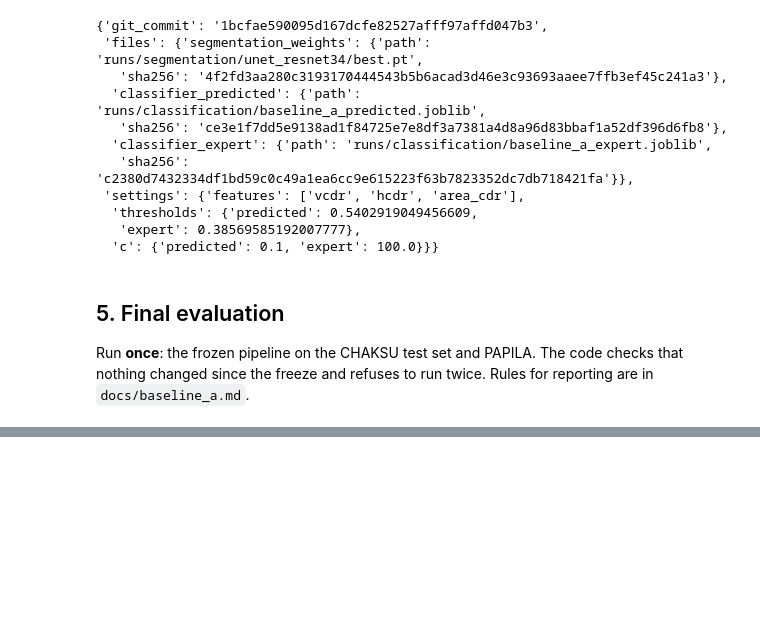
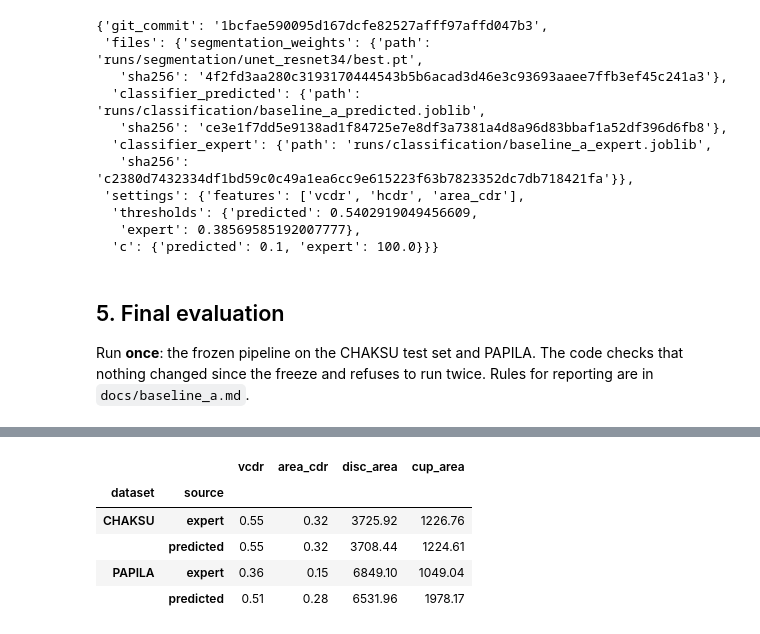
Before and after one commit to aman2712/glaucoma-prediction, a Jupyter notebook: notebooks/03_baseline_a.ipynb, the cells around one changed output, grey strips where cells are left out. Drawn from its saved outputs; the diff is of its cells as text; code cells hidden in the pictures; blank space fills up the shorter version.

```diff
--- a/notebooks/03_baseline_a.ipynb
+++ b/notebooks/03_baseline_a.ipynb
@@ -219,0 +220,13 @@ Summary table, ROC curves, example failures, caveats from `docs/baseline_a.md`.
+# %%
+test = pd.read_csv(REPO_ROOT / 'runs' / 'final' / 'measurements_test.csv')
+dev = pd.read_csv(MEAS_DIR / 'measurements_dev.csv')
+both = pd.concat([dev[dev.split == 'validation'], test])
+both['dataset'] = both.split.map({'external_test': 'PAPILA'}).fillna('CHAKSU')
+both.groupby(['dataset', 'source'])[['vcdr', 'area_cdr', 'disc_area', 'cup_area']].mean().round(2)
+# %% [output]
+|  |  | vcdr | area_cdr | disc_area | cup_area |
+| dataset | source |  |  |  |  |
+| CHAKSU | expert | 0.55 | 0.32 | 3725.92 | 1226.76 |
+|  | predicted | 0.55 | 0.32 | 3708.44 | 1224.61 |
+| PAPILA | expert | 0.36 | 0.15 | 6849.10 | 1049.04 |
+|  | predicted | 0.51 | 0.28 | 6531.96 | 1978.17 |
```
Also changed, not shown: parts of 7 cells of this notebook, 1 other file.
